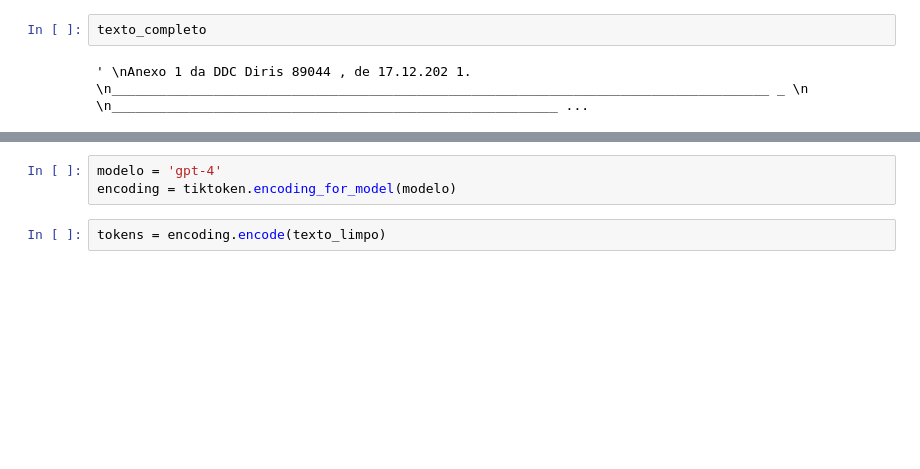
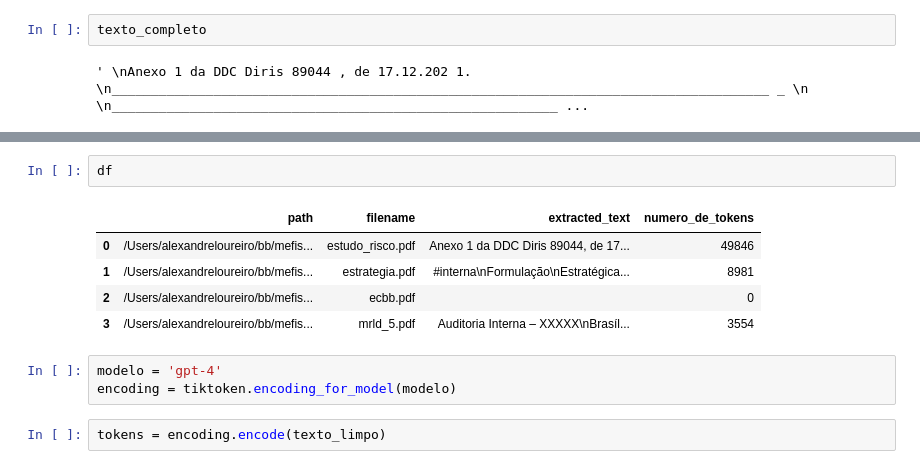
Before and after one commit to alexandreLoureiro/back, a Jupyter notebook: rcm_kpmg.ipynb, the cells around one changed output, grey strips where cells are left out. Drawn from its saved outputs; the diff is of its cells as text; blank space fills up the shorter version.

```diff
--- a/rcm_kpmg.ipynb
+++ b/rcm_kpmg.ipynb
@@ -165,3 +290,11 @@ Extração concluída usando pdfminer.six. O texto foi salvo em "relatorio3.txt"
+# %%
+df
+# %% [output]
+|  | path | filename | extracted_text | numero_de_tokens |
+| 0 | /Users/alexandreloureiro/bb/mefis... | estudo_risco.pdf | Anexo 1 da DDC Diris 89044, de 17... | 49846 |
+| 1 | /Users/alexandreloureiro/bb/mefis... | estrategia.pdf | #interna\nFormulação\nEstratégica... | 8981 |
+| 2 | /Users/alexandreloureiro/bb/mefis... | ecbb.pdf |  | 0 |
+| 3 | /Users/alexandreloureiro/bb/mefis... | mrld_5.pdf | Auditoria Interna – XXXXX\nBrasíl... | 3554 |
 # %%
 modelo = 'gpt-4'
 encoding = tiktoken.encoding_for_model(modelo)
```
Also changed, not shown: parts of 3 cells of this notebook.
